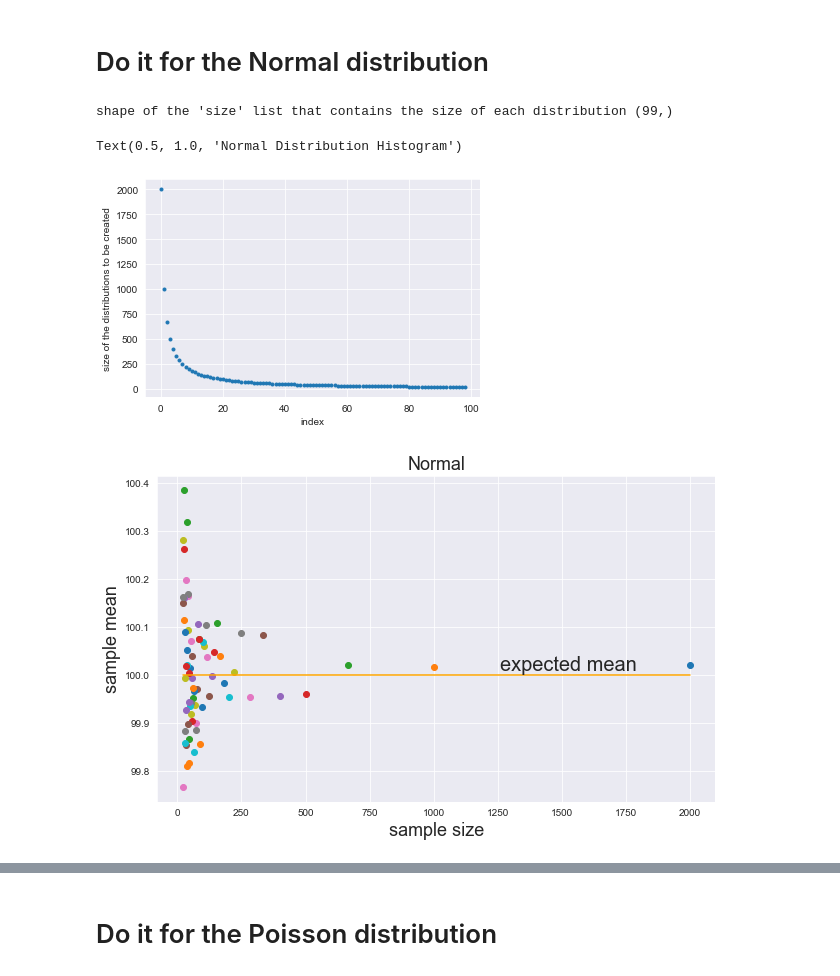
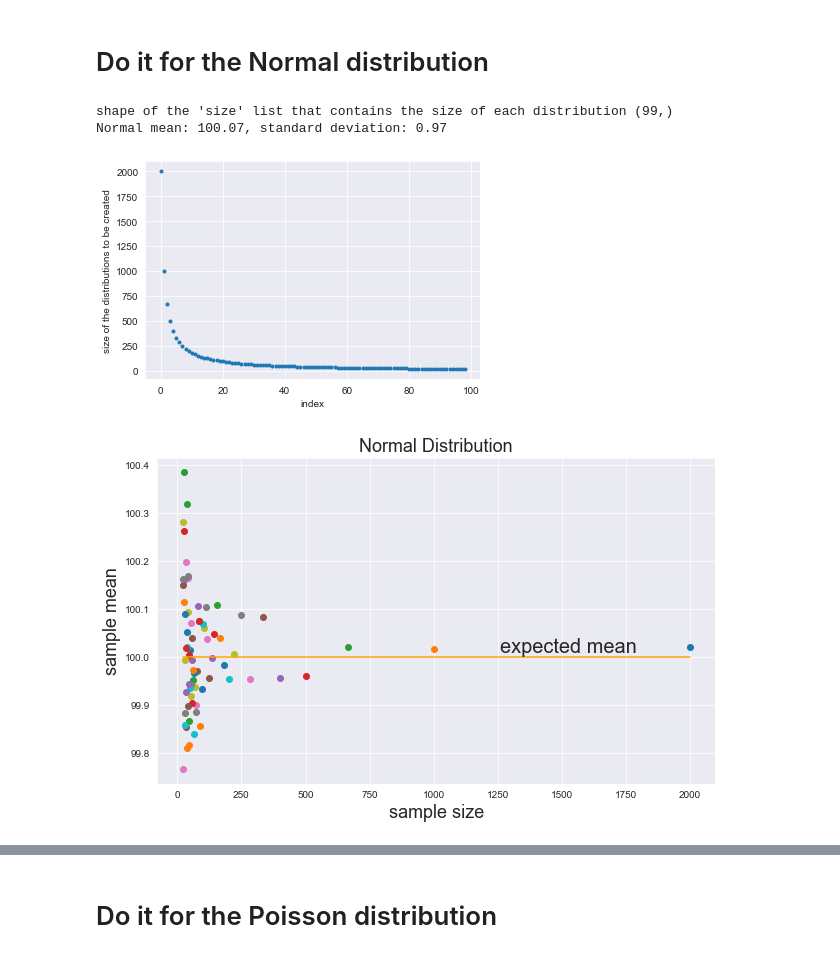
Before and after one commit to siddpatel1/DSPS_SPatel, a Jupyter notebook: HW2/SidPatel_CentralLimitTheorem.ipynb, the cells around one changed output, grey strips where cells are left out. Drawn from its saved outputs; the diff is of its cells as text; code cells hidden in the pictures.

```diff
--- a/HW2/SidPatel_CentralLimitTheorem.ipynb
+++ b/HW2/SidPatel_CentralLimitTheorem.ipynb
@@ -81,7 +81,7 @@ mydists['chisq'][100] = np.random.chisquare(mymean, size=100)
 #             a dictionary by the key 'chisq'
 # mydists['chisq'] is a dictionary with one object in it:
 #             an array of 100 elements by the key 100
-
+md = mydists
 pl.hist(md['chisq'][100], bins = 30)
 pl.ylabel('N')
 pl.xlabel('x');
@@ -167,42 +166,43 @@ md = distSID
 np.random.seed(1027)
 normMEAN = 100
 distSID['lnorm'] = {}
 
 NORMmysize = (2000 / (np.array(range(1, 100)))).astype(int)
 print ("shape of the 'size' list that contains the size of each distribution", mysize.shape)
 pl.plot(NORMmysize, '.')
 pl.xlabel("index")
 pl.ylabel("size of the distributions to be created");
 
 for n in NORMmysize:
-    md['lnorm'][n] = np.random.normal(normMEAN, size = n)
+    distSID['lnorm'][n] = np.random.normal(normMEAN, size = n)
 
-md['lnorm']['means'] = {}
+distSID['lnorm']['means'] = {}
 axNorm = pl.figure(figsize=(10,6)).add_subplot(111)
 
-for nn in md['lnorm']:
+for nn in distSID['lnorm']:
     if not type(nn) == str: # needed because one element is "mean"
-        md['lnorm']['means'][nn] = md['lnorm'][nn].mean()
+        distSID['lnorm']['means'][nn] = distSID['lnorm'][nn].mean()
         #and plot it
-        axNorm.plot(nn, md['lnorm']['means'][nn], 'o')
+        axNorm.plot(nn, distSID['lnorm']['means'][nn], 'o')
         axNorm.set_xlabel('sample size', fontsize=18)
         axNorm.set_ylabel('sample mean', fontsize=18)
-axNorm.set_title('Normal', fontsize=18)
+axNorm.set_title('Normal Distribution', fontsize=18)
 axNorm.plot([min(NORMmysize), max(NORMmysize)], [normMEAN, normMEAN], 'orange')
 axNorm.text(axNorm.get_xlim()[1] * .6, 100, "expected mean",va="bottom", fontsize=20)
 
 
-NORMallMeans = list(md['lnorm']['means'].values())
+NORMallMeans = list(distSID['lnorm']['means'].values())
 pl.figure(figsize=(10, 10))
 pl.hist(NORMallMeans,bins=30)
 pl.xlabel('sample mean', fontsize = 18)
 pl.ylabel('N', fontsize = 18)
 pl.title('Normal Distribution Histogram', fontsize=18)
+print("Normal mean: %.2f, standard deviation: %.2f"%(distSID['lnorm'][100].mean(), distSID['lnorm'][100].std()))
 # %% [output]
 shape of the 'size' list that contains the size of each distribution (99,)
+Normal mean: 100.07, standard deviation: 0.97
-Text(0.5, 1.0, 'Normal Distribution Histogram')
 [figure]
-[figure, old version]
+[figure, new version]
 [figure]
 # %% [markdown]
 # Do it for the Poisson distribution
```
Also changed, not shown: parts of 7 cells of this notebook.
